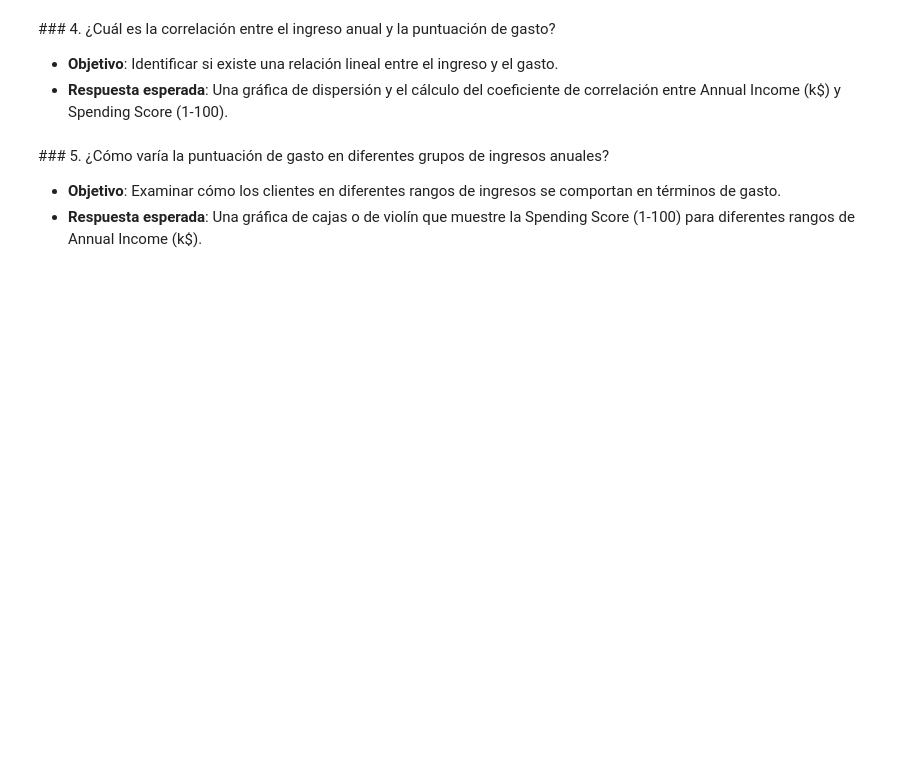
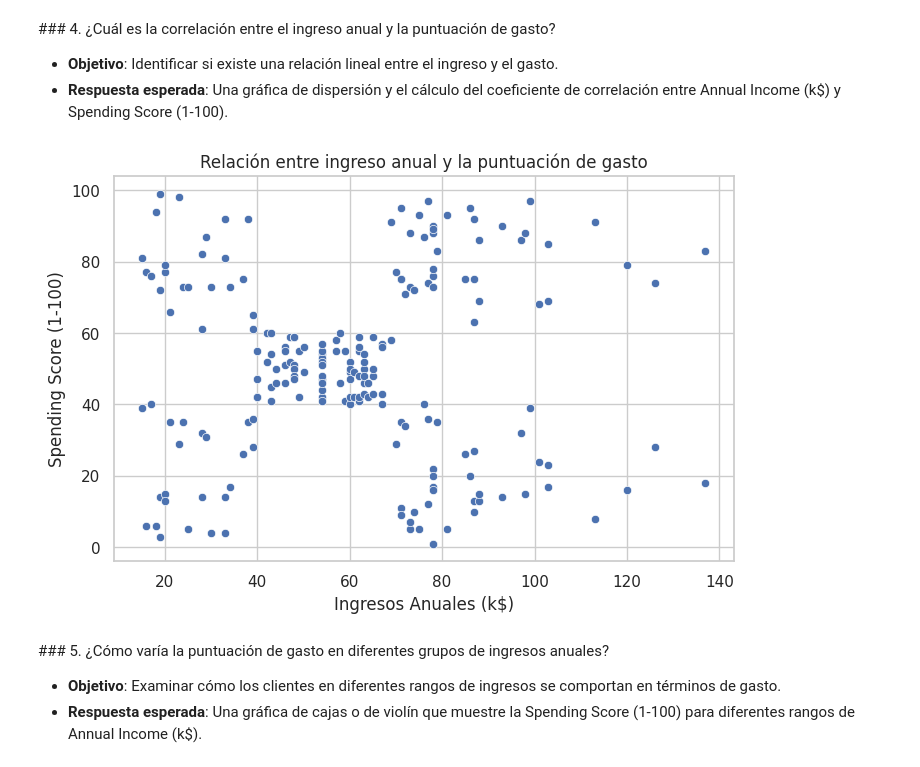
Before and after one commit to Marcelo116/aprendizaje_no_supervizado, a Jupyter notebook: 1_EDA.ipynb, the cells around one changed output. Cells and saved outputs as stored; diff of their text form; code cells hidden in the pictures; blank space fills up the shorter version.

```diff
--- a/1_EDA.ipynb
+++ b/1_EDA.ipynb
@@ -37,7 +92,17 @@ import seaborn as sns
 - **Objetivo**: Identificar si existe una relación lineal entre el ingreso y el gasto.
 - **Respuesta esperada**: Una gráfica de dispersión y el cálculo del coeficiente de correlación entre Annual Income (k$) y Spending Score (1-100).
 # %%
-# tu código aquí
+sns.set(style="whitegrid")
+
+plt.figure(figsize=(8, 5))
+sns.scatterplot(x='Annual Income (k$)', y='Spending Score (1-100)', data=df)
+
+plt.title('Relación entre ingreso anual y la puntuación de gasto')
+plt.xlabel('Ingresos Anuales (k$)')
+plt.ylabel('Spending Score (1-100)')
+plt.show()
+# %% [output]
+[figure, added]
 # %% [markdown]
 ### 5. ¿Cómo varía la puntuación de gasto en diferentes grupos de ingresos anuales?
 - **Objetivo**: Examinar cómo los clientes en diferentes rangos de ingresos se comportan en términos de gasto.
```
Also changed, not shown: parts of 9 cells of this notebook.
